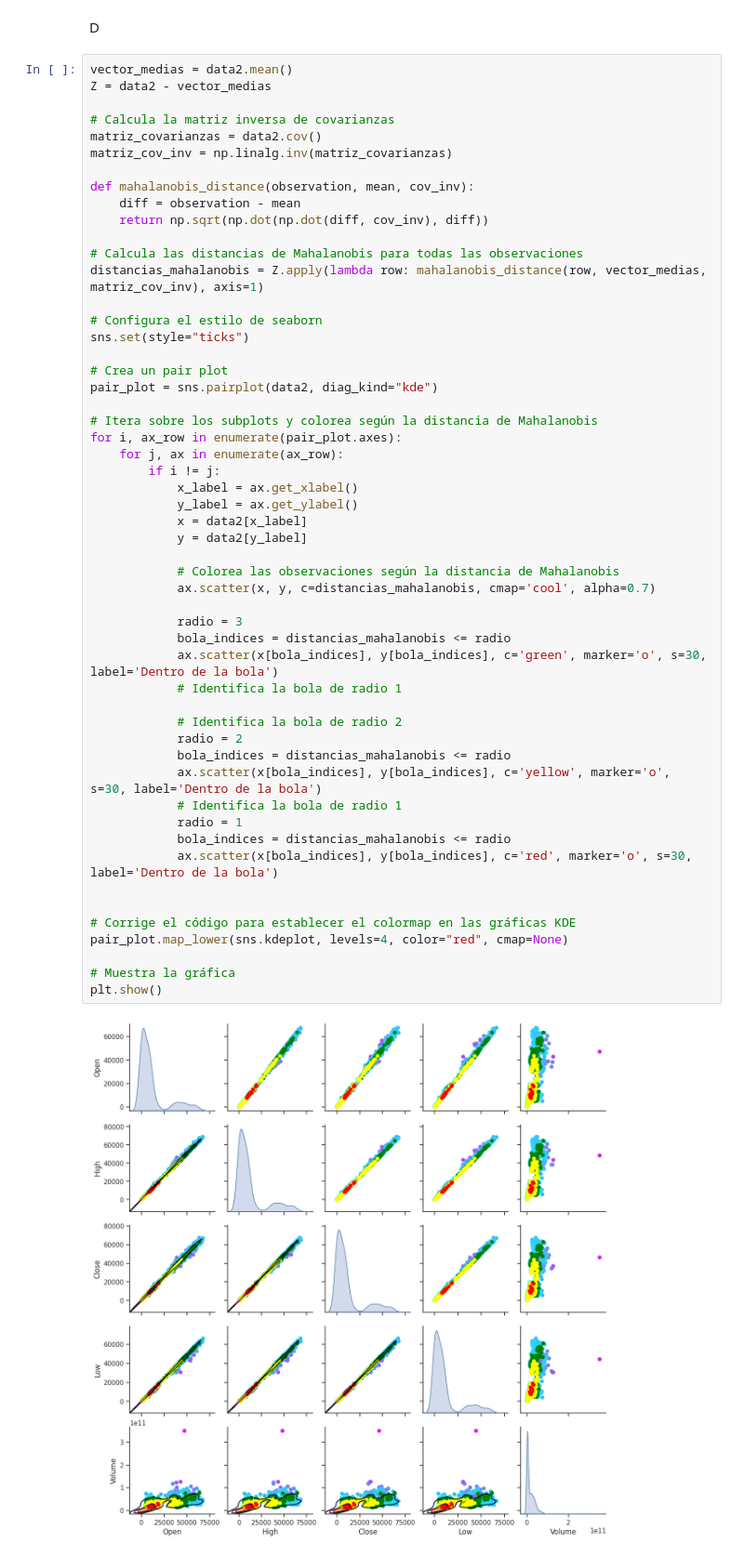
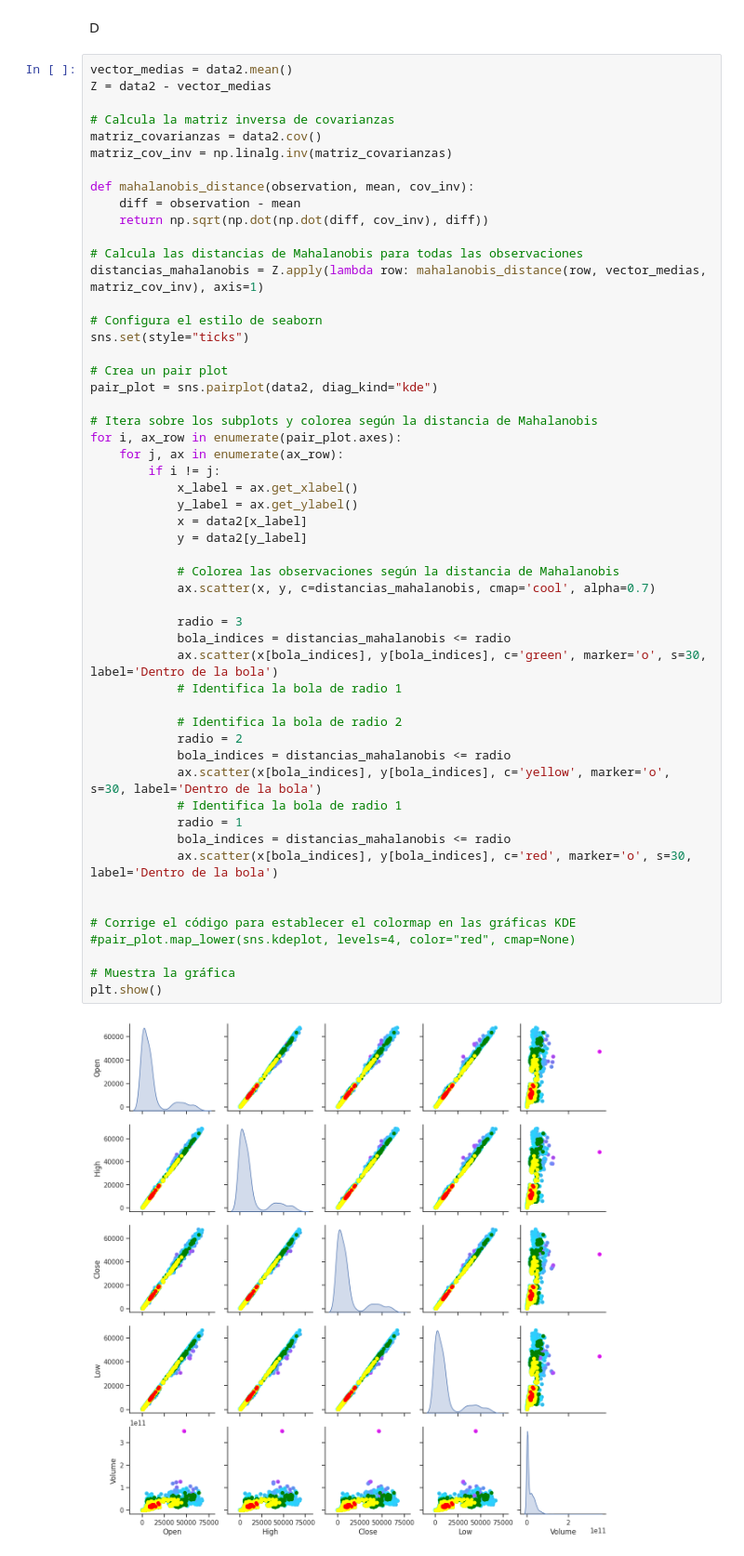
Before and after one commit to maestria-ds-eafit/Algebra_Taller2_Camilo_David, a Jupyter notebook: problem2.ipynb, the cells around one changed output. Shown at 93% size. Drawn from its saved outputs; the diff is of its cells as text.

```diff
--- a/problem2.ipynb
+++ b/problem2.ipynb
@@ -210,32 +210,32 @@ for i, ax_row in enumerate(pair_plot.axes):
     for j, ax in enumerate(ax_row):
         if i != j:
             x_label = ax.get_xlabel()
             y_label = ax.get_ylabel()
             x = data2[x_label]
             y = data2[y_label]
 
             # Colorea las observaciones según la distancia de Mahalanobis
             ax.scatter(x, y, c=distancias_mahalanobis, cmap='cool', alpha=0.7)
 
             radio = 3
             bola_indices = distancias_mahalanobis <= radio
             ax.scatter(x[bola_indices], y[bola_indices], c='green', marker='o', s=30, label='Dentro de la bola')
             # Identifica la bola de radio 1
 
             # Identifica la bola de radio 2
             radio = 2
             bola_indices = distancias_mahalanobis <= radio
             ax.scatter(x[bola_indices], y[bola_indices], c='yellow', marker='o', s=30, label='Dentro de la bola')
             # Identifica la bola de radio 1
             radio = 1
             bola_indices = distancias_mahalanobis <= radio
             ax.scatter(x[bola_indices], y[bola_indices], c='red', marker='o', s=30, label='Dentro de la bola')
 
 
 # Corrige el código para establecer el colormap en las gráficas KDE
-pair_plot.map_lower(sns.kdeplot, levels=4, color="red", cmap=None)
+#pair_plot.map_lower(sns.kdeplot, levels=4, color="red", cmap=None)
 
 # Muestra la gráfica
 plt.show()
 # %% [output]
-[figure, old version]
+[figure, new version]
```
